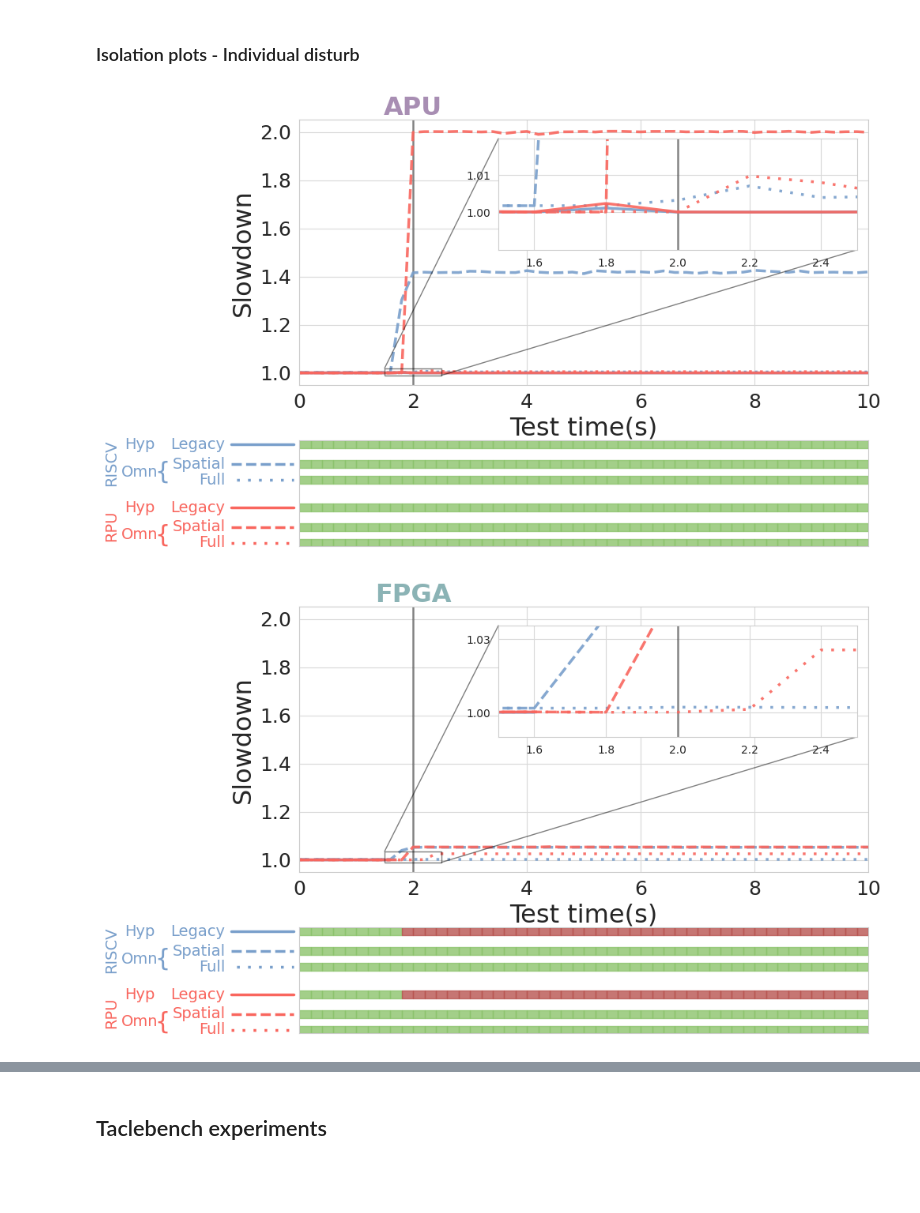
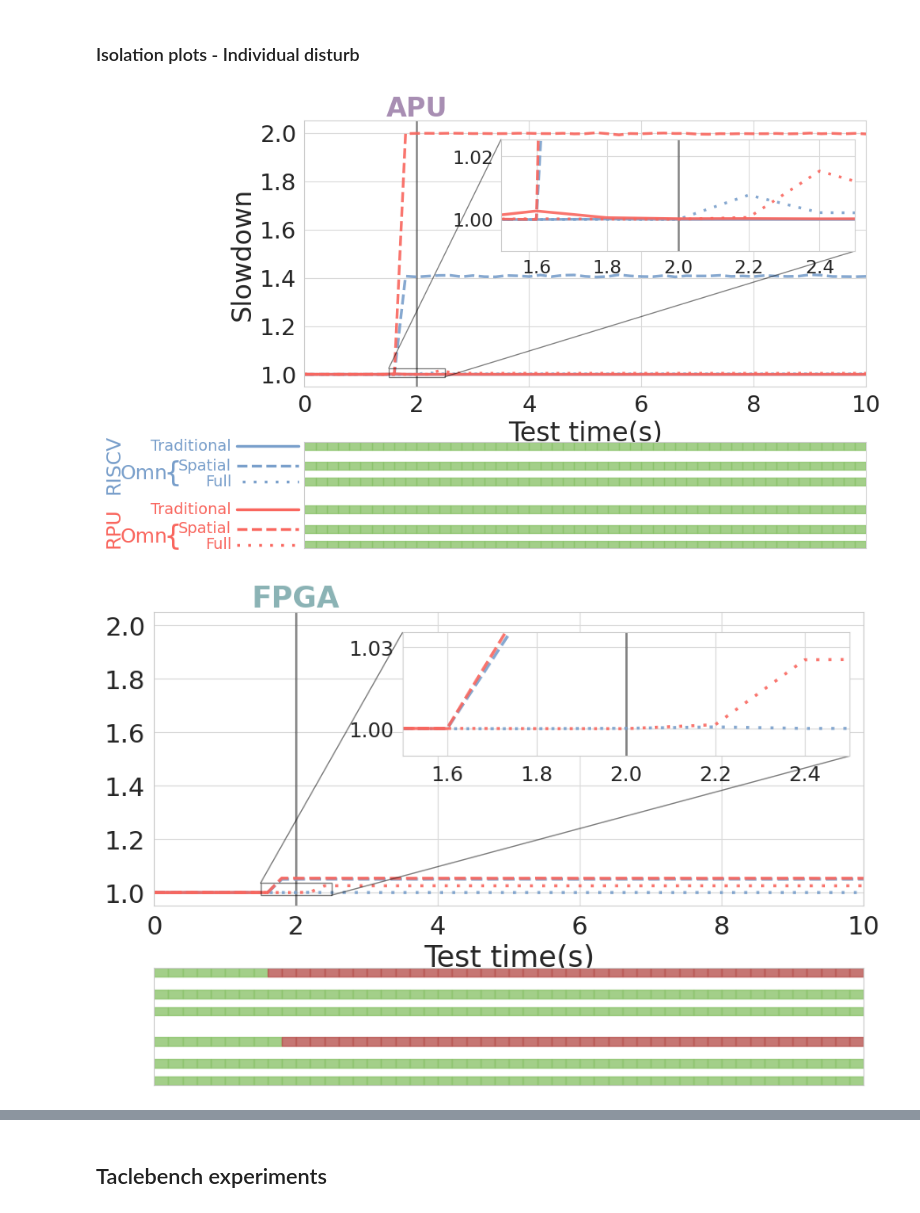
Before and after one commit to DanieleOttaviano/test_omnivisor_host, a Jupyter notebook: notebooks/Omnivisor_test_plots.ipynb, the cells around one changed output, grey strips where cells are left out. Cells and saved outputs as stored; diff of their text form; code cells hidden in the pictures; blank space fills up the shorter version.

```diff
--- a/notebooks/Omnivisor_test_plots.ipynb
+++ b/notebooks/Omnivisor_test_plots.ipynb
@@ -37,8 +37,10 @@ from matplotlib.patches import FancyArrowPatch
 ### Layout proprierties
 # %%
 plots_fig_size = (10, 6)
-labels_fontsize = 23
-ticks_fontsize = 18
+plots_fig_size_alt = (9, 6)
+
+labels_fontsize = 24
+ticks_fontsize = 21
 plot_linewidts = 2.5
 
 core_color = {
@@ -76,7 +78,7 @@ activation_colors = {
 }
 
 custom_legend_labels = {
-    'None': 'Legacy',
+    'None': 'Traditional',
     'Spatial': 'Spatial',
     'Full': 'Full'
 }
@@ -289,7 +291,7 @@ isolation_df_individual = isolation_df_individual.apply(to_slowdown, axis = 1)
 # %% [markdown]
 ### Isolation plots - Combined disturbs
 # %%
-plt.figure(figsize=plots_fig_size)
+plt.figure(figsize=plots_fig_size_alt)
 sns.set_style("whitegrid", {"grid.color": ".95"})
 ax = plt.gca()
 
@@ -311,7 +313,7 @@ plt.xticks(np.arange(0, 22, 2), fontsize=ticks_fontsize)
 plt.yticks(np.arange(0, 221, 20),fontsize=ticks_fontsize)
 
 for i, disturb in enumerate(['APU', 'RPU1', 'FPGA1', 'FPGA2']):
-    plt.text(4 * (i + 1), 230, disturb, fontsize=labels_fontsize, weight='bold', ha='center', va='center', color=disturb_color[disturb])
+    plt.text(4 * (i + 1), 230, disturb, fontsize=labels_fontsize*.92, weight='bold', ha='center', va='center', color=disturb_color[disturb])
     plt.axvline(x=4 * (i + 1), linestyle='-', linewidth=1, alpha=0.4, color='black')
 
 plt.xlabel("Test time(s)", fontsize=labels_fontsize)
@@ -319,7 +321,10 @@ plt.ylabel("Execution Time(ms)", fontsize=labels_fontsize)
 
 plt.legend(
     # bbox_to_anchor=(0.5, 1.07),
-    loc='lower center', fontsize=ticks_fontsize, ncol=2)
+    loc='lower center', fontsize=ticks_fontsize * .73, ncol=2)
+
+# fig = plt.figure()
+plt.tight_layout()
 
 # Save the plot in the specified directory
 plt.savefig(os.path.join(output_directory, ("RISCV_RPU_ALL.png")))
@@ -333,7 +338,7 @@ sns.set_style("whitegrid", {"grid.color": ".85"})
 for disturb, disturb_df in isolation_df_individual.groupby('Disturb'):
 
     # Create a line plot using seaborn
-    fig, (ax1, ax2) = plt.subplots(2, 1, figsize=plots_fig_size, gridspec_kw={'height_ratios': [5, 2]})
+    fig, (ax1, ax2) = plt.subplots(2, 1, figsize=plots_fig_size if disturb != 'FPGA' else plots_fig_size_alt, gridspec_kw={'height_ratios': [5, 2]})
     plt.sca(ax1)
 
     max_slowdown = disturb_df[(disturb_df.Time > 1.9) & (disturb_df.Time < 2.5) & (disturb_df.Isolation != 'Spatial')].Value.max()
@@ -354,10 +359,12 @@ for disturb, disturb_df in isolation_df_individual.groupby('Disturb'):
         i = sortedCores.index(core)
 
         core_base_y = i * .8
-        ax2.text(-2.8, core_base_y + .5, 'Hyp', va='center', ha='center', color=core_color[core], rotation='horizontal', fontsize=14)
-        ax2.text(-2.8, core_base_y + .5 * .2 + .05, 'Omn', va='center', ha='center', color=core_color[core], rotation='horizontal', fontsize=14)
-        ax2.text(-2.4, core_base_y + .5 * .2 + .05, '{', va='center', ha='center', color=core_color[core], rotation='horizontal', fontsize=22)
-        ax2.text(-3.3, core_base_y + .2 + .05 + .05/3, core, va='center', ha='center', color=core_color[core], rotation='vertical', fontsize=14)
+
+        if (disturb != 'FPGA'):
+            # ax2.text(-2.8, core_base_y + .5, 'Hyp', va='center', ha='center', color=core_color[core], rotation='horizontal', fontsize=14)
+            ax2.text(-2.85, core_base_y + .5 * .2 + .05, 'Omn', va='center', ha='center', color=core_color[core], rotation='horizontal', fontsize=18)
+            ax2.text(-2.35, core_base_y + .5 * .2 + .05, '{', va='center', ha='center', color=core_color[core], rotation='horizontal', fontsize=26)
+            ax2.text(-3.4, core_base_y + .2 + .05 + .05/3, core, va='center', ha='center', color=core_color[core], rotation='vertical', fontsize=18)
 
         for isolation, line_df in disturb_core_df.groupby('Isolation'):
             k = sortedIsolations.index(isolation)
@@ -365,39 +372,49 @@ for disturb, disturb_df in isolation_df_individual.groupby('Disturb'):
             for __ax in [ax1, axins]:
                 sns.lineplot(data=line_df, x='Time', y='Value', linewidth=plot_linewidts, alpha=0.9, color=core_color[core], linestyle = isolation_style[isolation][core], ax=__ax)
 
-
             line_y = core_base_y + k * .2 + (0 if k < 2 else .05) + .05
-            ax2.axhline(y = line_y, xmin = -.12, xmax = -.01, color=core_color[core], linestyle=isolation_style[isolation][core], linewidth=2.5, clip_on=False)
+            if (disturb != 'FPGA'):
+                ax2.axhline(y = line_y, xmin = -.12, xmax = -.01, color=core_color[core], linestyle=isolation_style[isolation][core], linewidth=2.5, clip_on=False)
 
             for k1, v1 in enumerate(line_df.Value):
                 ax2.add_patch(Rectangle((k1 * .2, line_y - .05), .2, 0.1, color=activation_colors[not np.isnan(v1)], alpha=0.8))
 
-            ax2.text(-1.3, line_y, custom_legend_labels[isolation], va='center', ha='right', color=core_color[core], fontsize=14)
+            if (disturb != 'FPGA'):
+                ax2.text(-1.3, line_y, custom_legend_labels[isolation], va='center', ha='right', color=core_color[core], fontsize=14)
 
     plt.text(2, 2.1, disturb, fontsize=labels_fontsize, weight='bold', ha='center', va='center', color=disturb_color[disturb])
 
     plt.xlabel("Test time(s)", fontsize=labels_fontsize)
-    plt.ylabel("Slowdown", fontsize=labels_fontsize)
+    if (disturb != 'FPGA'):
+        plt.ylabel("Slowdown", fontsize=labels_fontsize)
+    else:
+        plt.ylabel("")
     plt.xticks(np.arange(0, 22, 2), fontsize=ticks_fontsize)
     plt.yticks(fontsize=ticks_fontsize)
     plt.ylim(.95, 2.05)
     plt.xlim(0, 10)
 
     axins.set_ylabel('')
     axins.set_xlabel('')
 
     plt.sca(ax2)
 
     ax2.set_xlim(0, 10)
     ax2.set_ylim(0, 1.35)
     plt.xticks(np.arange(0, 12, 2), fontsize=13)
 
     plt.yticks([])
     plt.xticks([])
-    plt.subplots_adjust(left=0.25, right=.97, hspace=.3, bottom=.05, top=.95)
+    if disturb != 'FPGA':
+        plt.subplots_adjust(left=0.26, right=.97, hspace=.3, bottom=.05, top=.95)
+    else:
+        plt.subplots_adjust(left=0.07, right=.97, hspace=.3, bottom=.05, top=.95)
+
+    # plt.sca(axins)
+    axins.tick_params(labelsize=ticks_fontsize*.8)
 
     plt.savefig(os.path.join(output_directory, f"{disturb}_plot.png"))
     plt.show()
 # %% [output]
-[figure, old version]
+[figure, new version]
-[figure, old version]
+[figure, new version]
```
Also changed, not shown: parts of 3 cells of this notebook.
